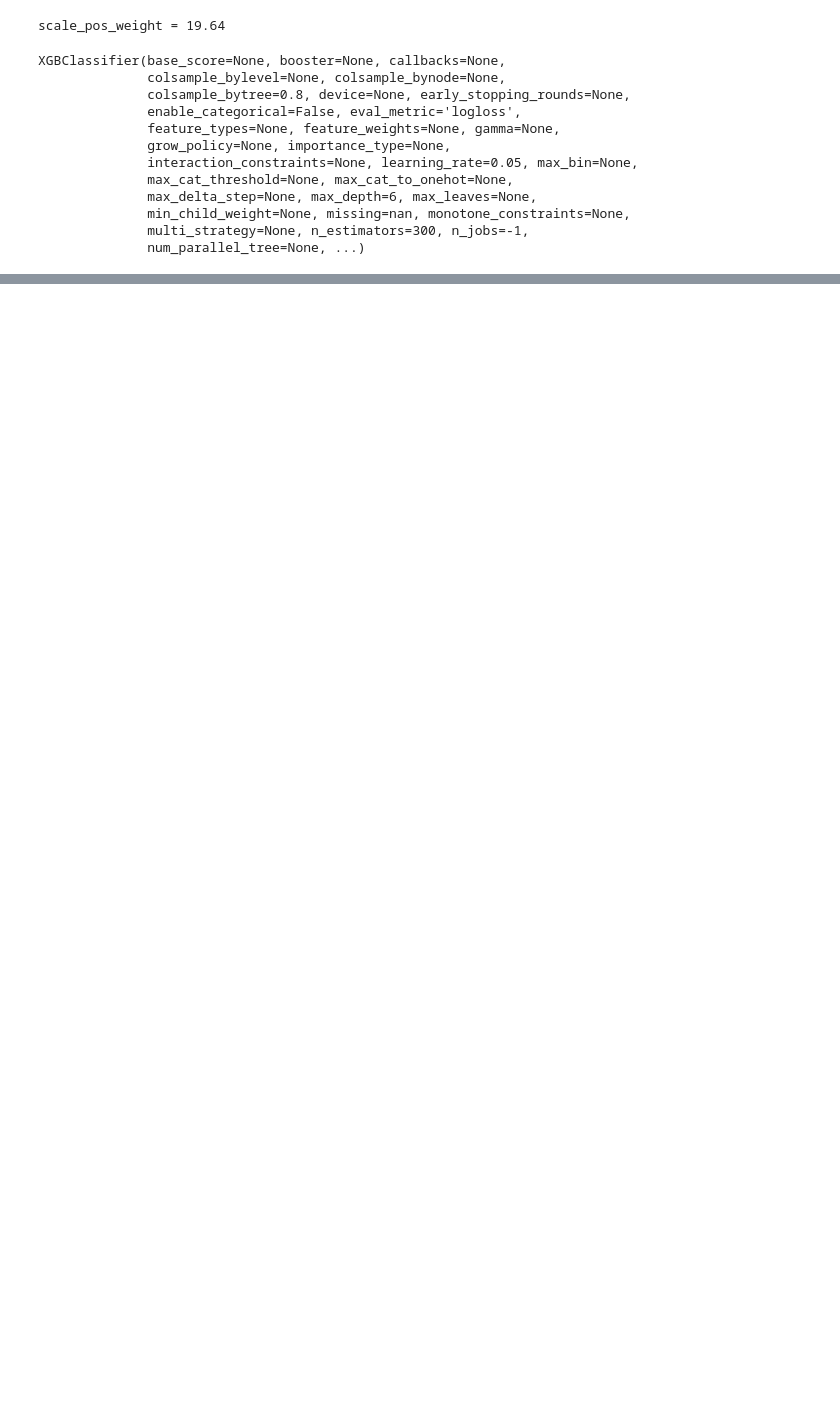
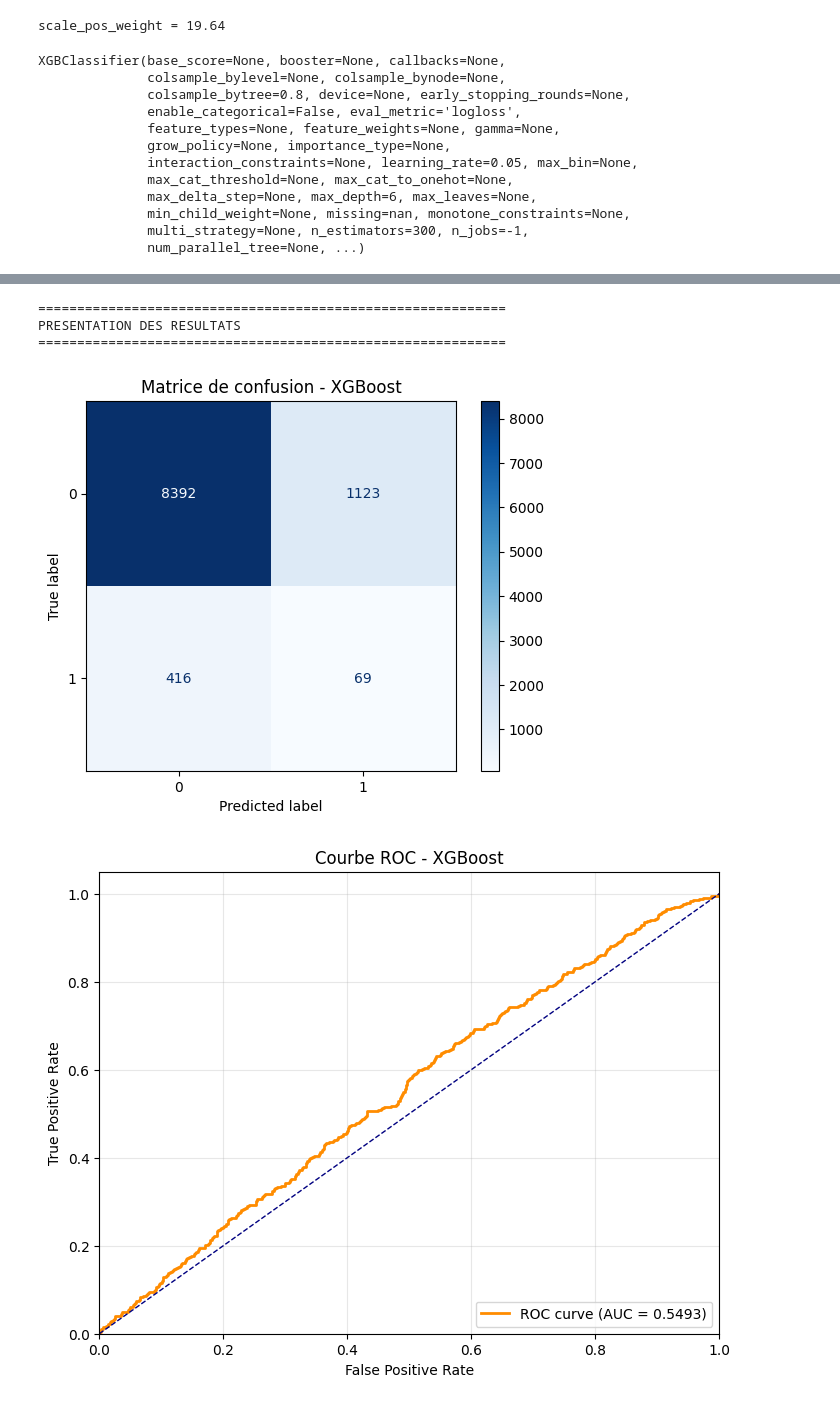
Before and after one commit to taponjou/Fraud-Detection-Project, a Jupyter notebook: notebooks/05_XGBoost.ipynb, the cells around one changed output, grey strips where cells are left out. Cells and saved outputs as stored; diff of their text form; code cells hidden in the pictures; blank space fills up the shorter version.

```diff
--- a/notebooks/05_XGBoost.ipynb
+++ b/notebooks/05_XGBoost.ipynb
@@ -18,6 +24,24 @@ X_train = pd.read_csv("../clean_data/X_train.csv")
 X_test = pd.read_csv("../clean_data/X_test.csv")
 y_train = pd.read_csv("../clean_data/y_train.csv")
 y_test = pd.read_csv("../clean_data/y_test.csv")
+# %%
+# Encodage de la variaable mois en variables sin et cos pour capturer la cyclicité
+X_train["Month_sin"] = np.sin(2 * np.pi * X_train["Month"] / 12)
+X_train["Month_cos"] = np.cos(2 * np.pi * X_train["Month"] / 12)
+
+X_test["Month_sin"] = np.sin(2 * np.pi * X_test["Month"] / 12)
+X_test["Month_cos"] = np.cos(2 * np.pi * X_test["Month"] / 12)
+
+# Encodage de la variable "Day" en variables sin et cos pour capturer la cyclicité
+X_train["Day_sin"] = np.sin(2 * np.pi * X_train["Day"] / 31)
+X_train["Day_cos"] = np.cos(2 * np.pi * X_train["Day"] / 31)
+
+X_test["Day_sin"] = np.sin(2 * np.pi * X_test["Day"] / 31)
+X_test["Day_cos"] = np.cos(2 * np.pi * X_test["Day"] / 31)
+
+# Sppression de la variable "Month" et "Day" après l'encodage
+X_train = X_train.drop(columns=["Month", "Day"])
+X_test = X_test.drop(columns=["Month", "Day"])
 # %%
 # Entraînement
 # Ensure y are 1D
@@ -113,0 +123,60 @@ NameError: name 'y_pred_xgb' is not defined
+# %%
+print("=" * 60)
+print("PRESENTATION DES RESULTATS")
+print("=" * 60)
+
+#Affichage de la matrice de confusion
+ConfusionMatrixDisplay.from_predictions(
+    y_test,
+    y_pred,
+    cmap="Blues"
+)
+
+plt.title("Matrice de confusion - XGBoost")
+plt.show()
+
+# ROC Curve
+fpr, tpr, _ = roc_curve(y_test, y_prob)
+roc_auc = auc(fpr, tpr)
+
+plt.figure(figsize=(8, 6))
+plt.plot(fpr, tpr, color="darkorange", linewidth=2, label=f"ROC curve (AUC = {roc_auc:.4f})")
+plt.plot([0, 1], [0, 1], color="navy", linestyle="--", linewidth=1)
+plt.xlim([0.0, 1.0])
+plt.ylim([0.0, 1.05])
+plt.xlabel("False Positive Rate")
+plt.ylabel("True Positive Rate")
+plt.title("Courbe ROC - XGBoost")
+plt.legend(loc="lower right")
+plt.grid(alpha=0.3)
+plt.show()
+
+# Precision/Recall/F1 as a function of threshold
+thresholds = np.linspace(0.0, 1.0, 101)
+precision_vals = []
+recall_vals = []
+f1_vals = []
+
+for thr in thresholds:
+    y_pred_thr = (y_prob >= thr).astype(int)
+    precision_vals.append(precision_score(y_test, y_pred_thr, zero_division=0))
+    recall_vals.append(recall_score(y_test, y_pred_thr, zero_division=0))
+    f1_vals.append(f1_score(y_test, y_pred_thr, zero_division=0))
+
+plt.figure(figsize=(10, 6))
+plt.plot(thresholds, precision_vals, label="Precision", linewidth=2)
+plt.plot(thresholds, recall_vals, label="Recall", linewidth=2)
+plt.plot(thresholds, f1_vals, label="F1-score", linewidth=2)
+plt.xlabel("Seuil de décision")
+plt.ylabel("Score")
+plt.title("Precision / Recall / F1 en fonction du seuil")
+plt.legend()
+plt.grid(alpha=0.3)
+plt.tight_layout()
+plt.show()
+# %% [output]
+============================================================
+PRESENTATION DES RESULTATS
+============================================================
+[figure, added]
+[figure, added]
```
Also changed, not shown: parts of 4 cells of this notebook, 5 other files.
